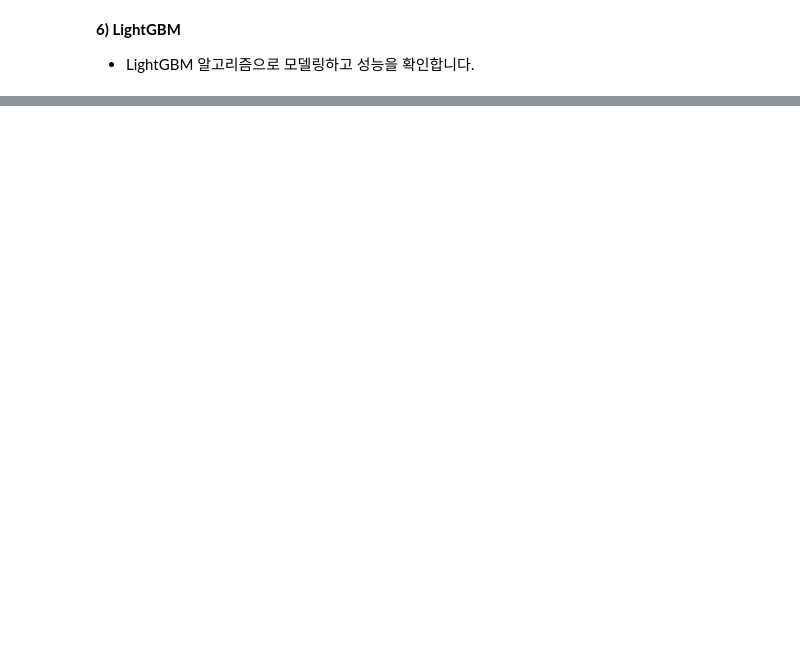
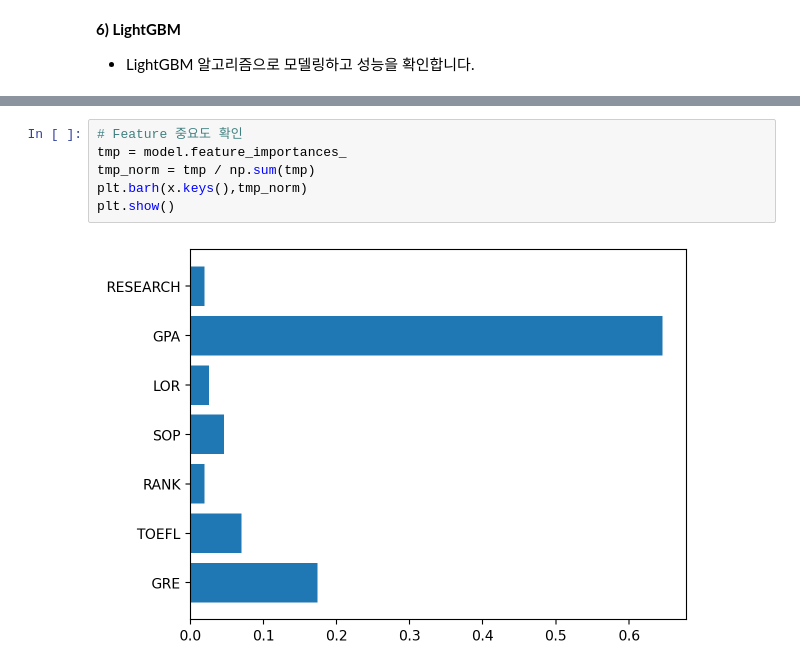
Before and after one commit to yangjung-woo/KT-Workspace, a Jupyter notebook: KT_AIVLE_DX_Regular_course/Week1/DX_머신러닝_실습자료/DX_머신러닝_실습자료/배우기/ML04_04_앙상블(Admission).ipynb, the cells around one changed output, grey strips where cells are left out. Cells and saved outputs as stored; diff of their text form; blank space fills up the shorter version.

```diff
--- a/KT_AIVLE_DX_Regular_course/Week1/DX_머신러닝_실습자료/DX_머신러닝_실습자료/배우기/ML04_04_앙상블(Admission).ipynb
+++ b/KT_AIVLE_DX_Regular_course/Week1/DX_머신러닝_실습자료/DX_머신러닝_실습자료/배우기/ML04_04_앙상블(Admission).ipynb
@@ -182,0 +313,8 @@ print(classification_report(y_test, y_pred))
+# %%
+# Feature 중요도 확인
+tmp = model.feature_importances_
+tmp_norm = tmp / np.sum(tmp)
+plt.barh(x.keys(),tmp_norm)
+plt.show()
+# %% [output]
+[figure, added]
```
Also changed, not shown: parts of 33 cells of this notebook, 35 other files.
